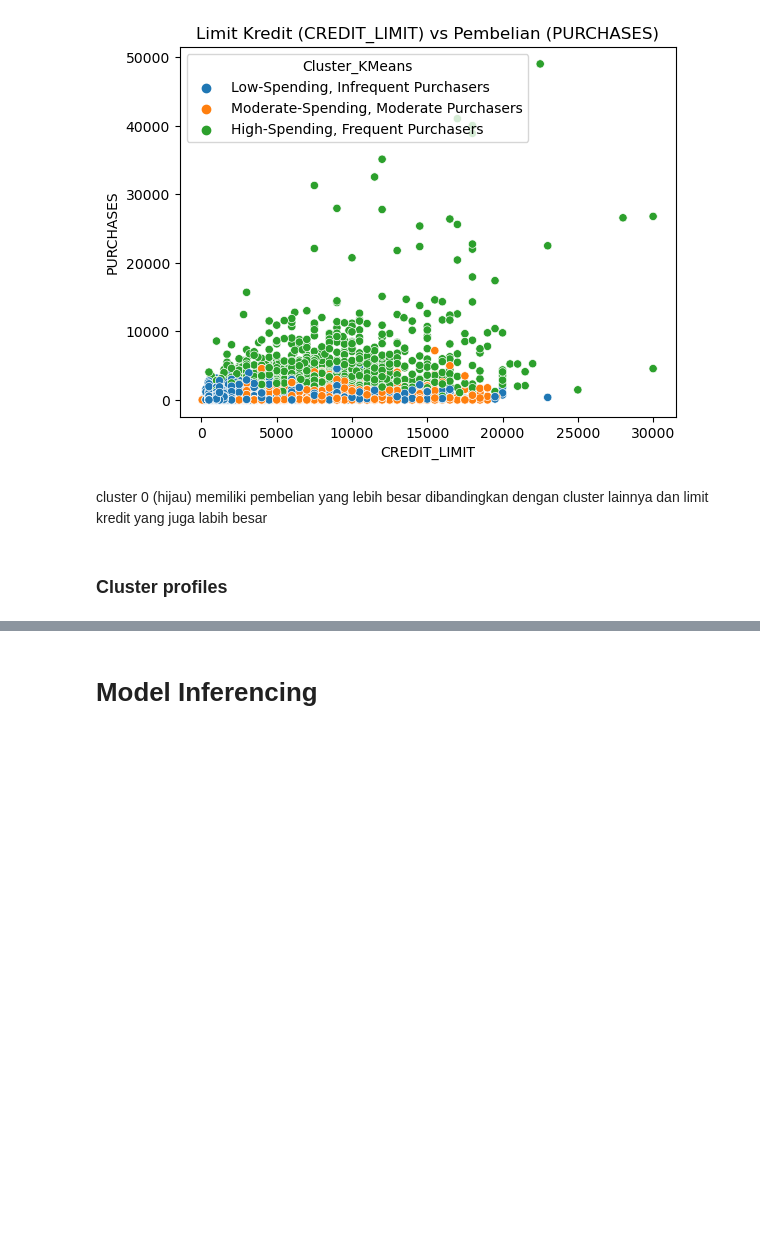
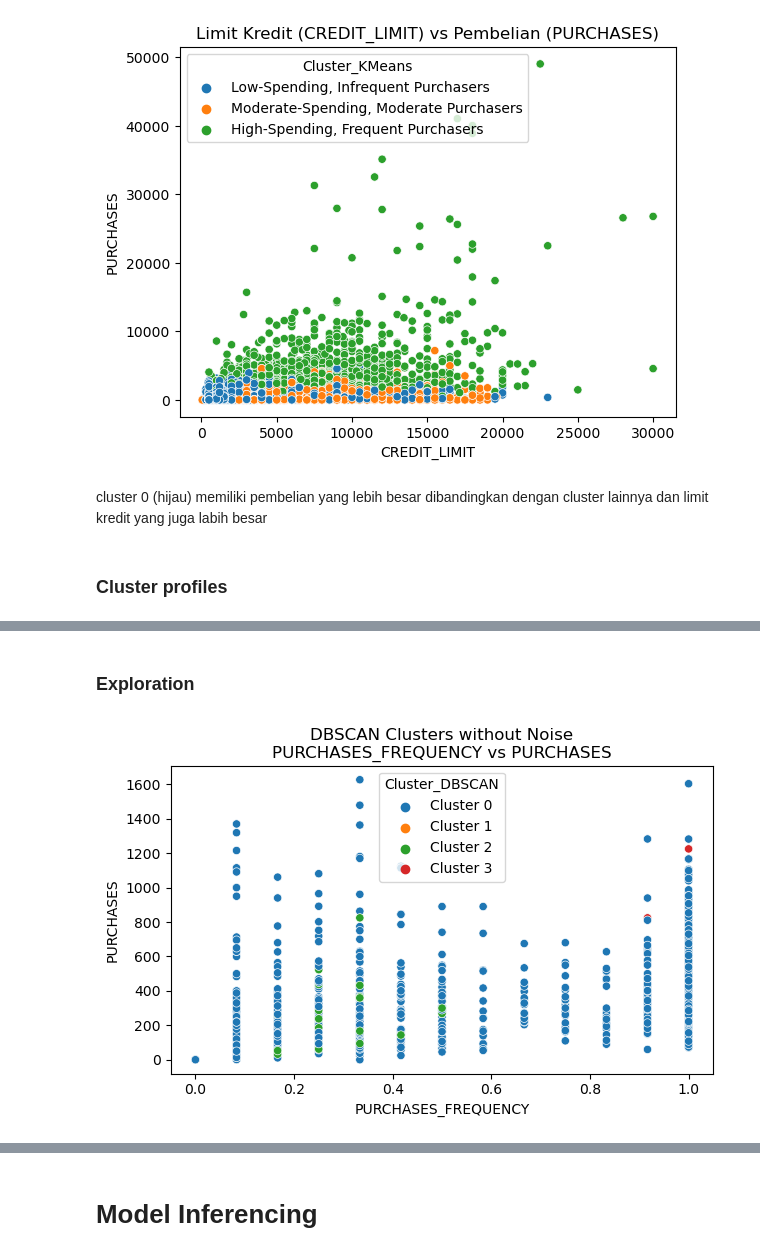
Before and after one commit to rnjasmine/PYTN_KampusMerdeka_fp4_JasmineNurRamadhani, a Jupyter notebook: PYTN_KampusMerdeka_fp4_JasmineNurRamadhani.ipynb, the cells around one changed output, grey strips where cells are left out. Saved outputs shown, nothing was run; the diff lists cells and outputs as text; code cells hidden in the pictures; blank space fills up the shorter version.

```diff
--- a/PYTN_KampusMerdeka_fp4_JasmineNurRamadhani.ipynb
+++ b/PYTN_KampusMerdeka_fp4_JasmineNurRamadhani.ipynb
@@ -512,0 +516,15 @@ Pelabelan cluster adalah sebagai berikut:
+# %%
+#import library
+from sklearn.cluster import DBSCAN
+from sklearn.preprocessing import StandardScaler
+
+# Apply DBSCAN
+dbscan = DBSCAN(eps=0.5, min_samples=5)
+dbscan_clusters = dbscan.fit_predict(df_standardized)
+
+# Add the DBSCAN clusters as a new feature to the original dataset
+df_dbscan_clusters = df.copy()
+df_dbscan_clusters['Cluster_DBSCAN'] = dbscan_clusters
+
+# Display the resulting DataFrame with DBSCAN clusters
+df_dbscan_clusters.head()
@@ -512,0 +538,7 @@ Pelabelan cluster adalah sebagai berikut:
+# %%
+# Map cluster labels to meaningful names (if desired)
+cluster_mapping = {-1: "Noise", 0: "Cluster 0", 1: "Cluster 1", 2: "Cluster 2", 3: "Cluster 3"}
+df_dbscan_clusters['Cluster_DBSCAN'] = df_dbscan_clusters['Cluster_DBSCAN'].map(cluster_mapping)
+
+# Display the resulting DataFrame with meaningful cluster labels
+df_dbscan_clusters.head()
@@ -556,0 +637,14 @@ Dapat dilihat dalam kolom 'BALANCE', 'PURCHASES', dan 'CREDIT_LIMIT',
+# %% [markdown]
+### Exploration
+# %%
+# Filter out noise points
+df_clusters_no_noise = df_dbscan_clusters[df_dbscan_clusters['Cluster_DBSCAN'] != 'Noise']
+# %%
+# Plot without noise
+plt.figure(figsize=(7,4))
+
+sns.scatterplot(x='PURCHASES_FREQUENCY', y='PURCHASES', hue='Cluster_DBSCAN', data=df_clusters_no_noise)
+plt.title('DBSCAN Clusters without Noise\nPURCHASES_FREQUENCY vs PURCHASES')
+plt.show()
+# %% [output]
+[figure, added]
```
Also changed, not shown: parts of 19 cells of this notebook.
